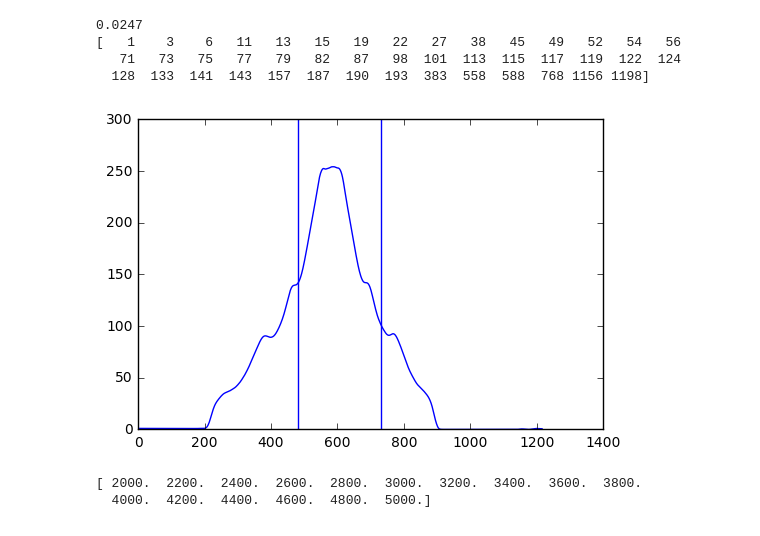
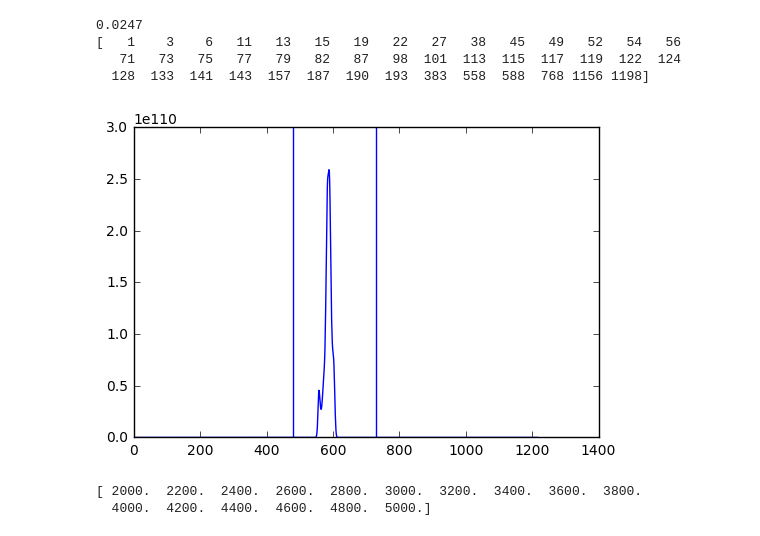
Before and after one commit to dforero0896/Laboratorio_Intermedio, a Jupyter notebook: Difr_electrones/difr_elec.ipynb, the cells around one changed output. Saved outputs shown, nothing was run; the diff lists cells and outputs as text; code cells hidden in the pictures.

```diff
--- a/Difr_electrones/difr_elec.ipynb
+++ b/Difr_electrones/difr_elec.ipynb
@@ -63,23 +63,23 @@ NameError: name 'px_coords' is not defined
 # %%
 px_coords=np.arange(0, 1217)
 init_px=207 #posicion arreglo
 final_px=899
 dist_px = final_px-init_px
 def px_to_cm(d_px):
     global dist_px
     return d_px * 8.55/dist_px
 print '%.4f'%px_to_cm(2)
 filtered = lowess(pics_list[10][400, :,1], px_coords, is_sorted=True, frac=0.025, it=0)
-plt.plot(filtered[:,0], filtered[:,1])
+plt.plot(filtered[:,0], np.exp(filtered[:,1]))
 plt.axvline(481)
 plt.axvline(730)
 print argrelextrema(filtered[:,1], np.greater)[0]
 # %% [output]
 0.0247
 [   1    3    6   11   13   15   19   22   27   38   45   49   52   54   56
    71   73   75   77   79   82   87   98  101  113  115  117  119  122  124
   128  133  141  143  157  187  190  193  383  558  588  768 1156 1198]
-[figure, old version]
+[figure, new version]
 # %%
 
 D1 = np.array([px_to_cm(abs(411-725)),px_to_cm(abs(419-725)), px_to_cm(abs(418-724)),\
```
Also changed, not shown: parts of 2 cells of this notebook.
